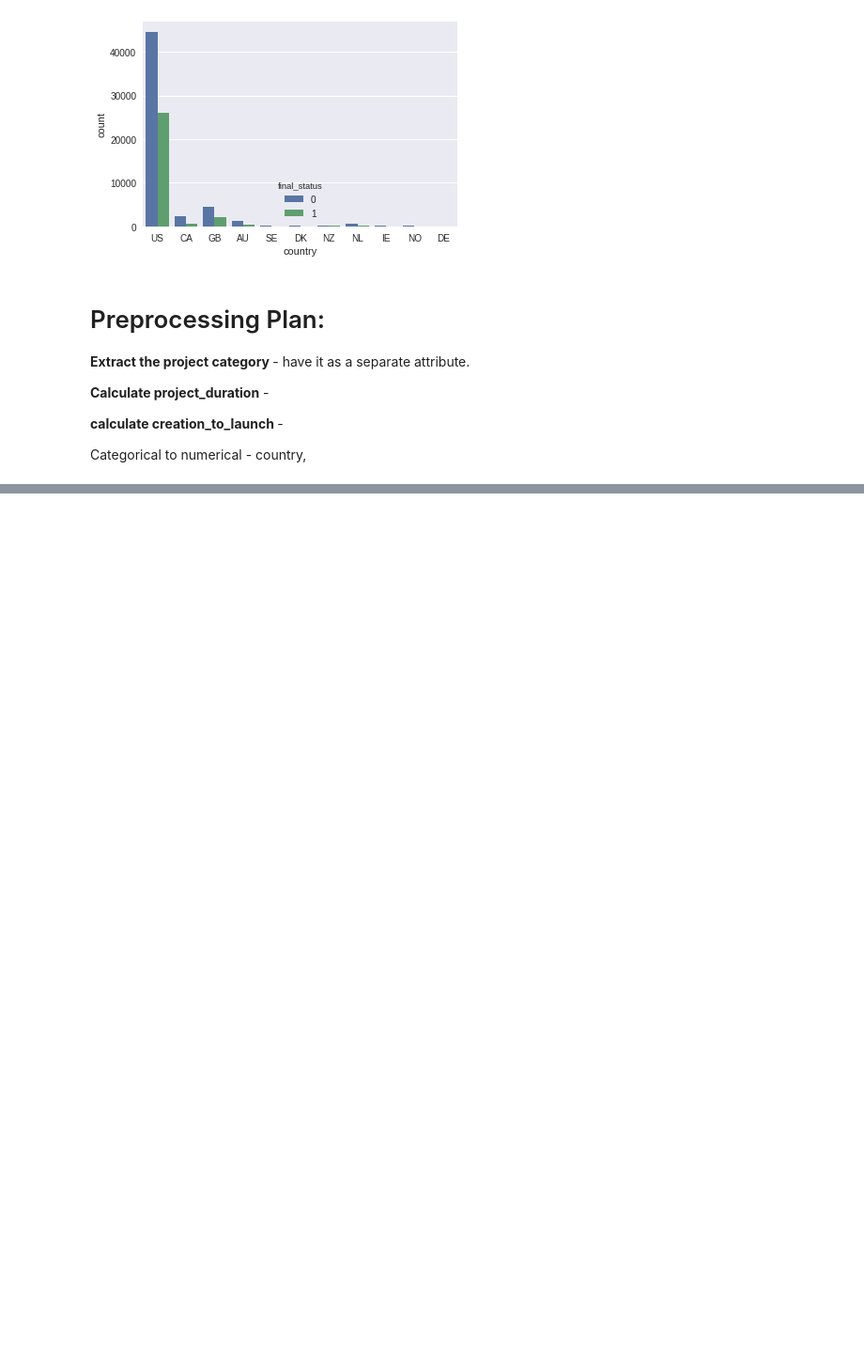
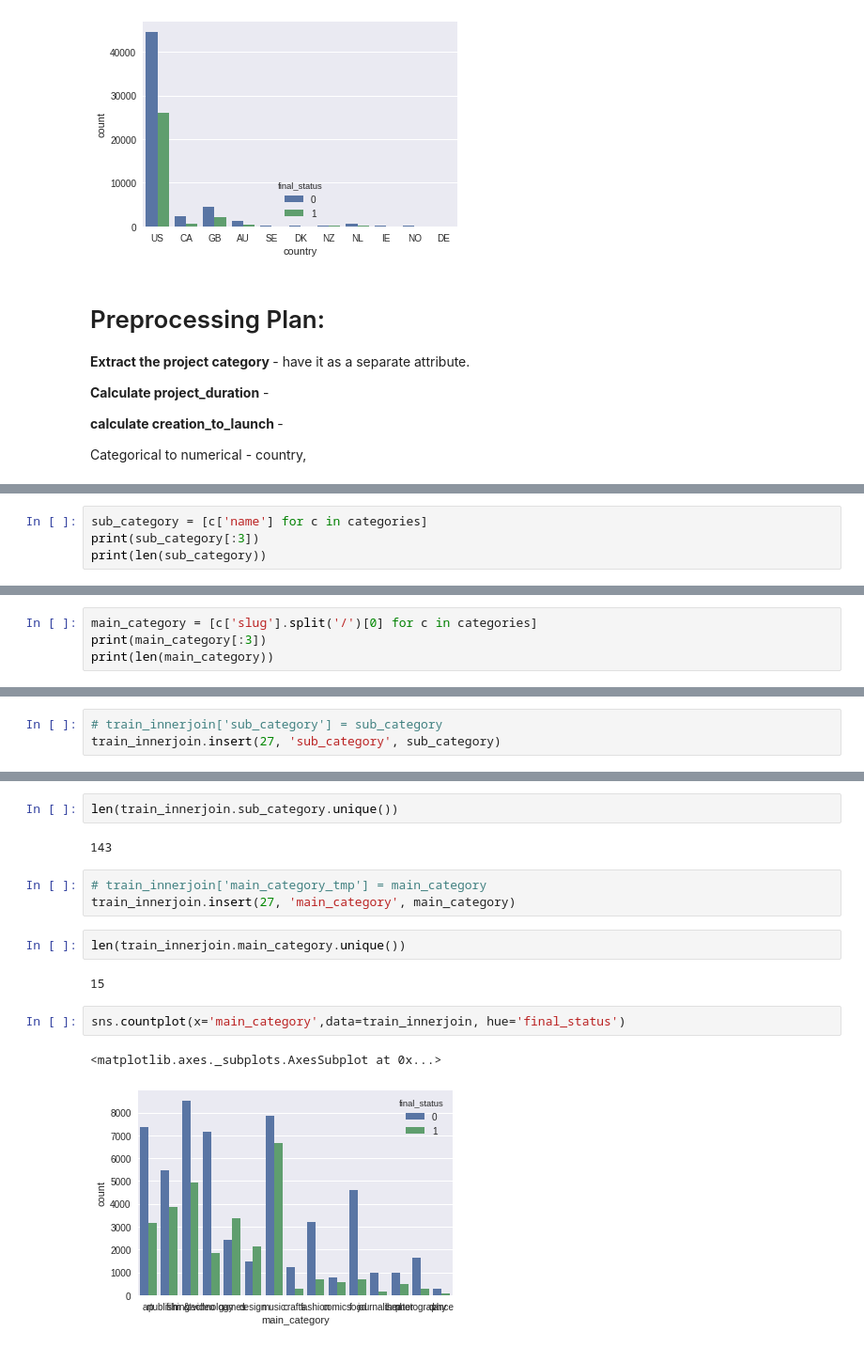
Before and after one commit to nabeelahmed/kickstarter_funding, a Jupyter notebook: data_preprocessing_innerjoin.ipynb, the cells around one changed output, grey strips where cells are left out. Shown: that part at 94% size. Drawn from its saved outputs; the diff is of its cells as text; blank space fills up the shorter version.

```diff
--- a/data_preprocessing_innerjoin.ipynb
+++ b/data_preprocessing_innerjoin.ipynb
@@ -109,0 +166,4 @@ Categorical to numerical - country,
+# %%
+sub_category = [c['name'] for c in categories]
+print(sub_category[:3])
+print(len(sub_category))
@@ -109,0 +173,4 @@ Categorical to numerical - country,
+# %%
+main_category = [c['slug'].split('/')[0] for c in categories]
+print(main_category[:3])
+print(len(main_category))
@@ -109,0 +180,3 @@ Categorical to numerical - country,
+# %%
+# train_innerjoin['sub_category'] = sub_category
+train_innerjoin.insert(27, 'sub_category', sub_category)
@@ -109,0 +190,16 @@ Categorical to numerical - country,
+# %%
+len(train_innerjoin.sub_category.unique())
+# %% [output]
+143
+# %%
+# train_innerjoin['main_category_tmp'] = main_category
+train_innerjoin.insert(27, 'main_category', main_category)
+# %%
+len(train_innerjoin.main_category.unique())
+# %% [output]
+15
+# %%
+sns.countplot(x='main_category',data=train_innerjoin, hue='final_status')
+# %% [output]
+<matplotlib.axes._subplots.AxesSubplot at 0x...>
+[figure, added]
```
Also changed, not shown: parts of 52 cells of this notebook, 2 other files.
